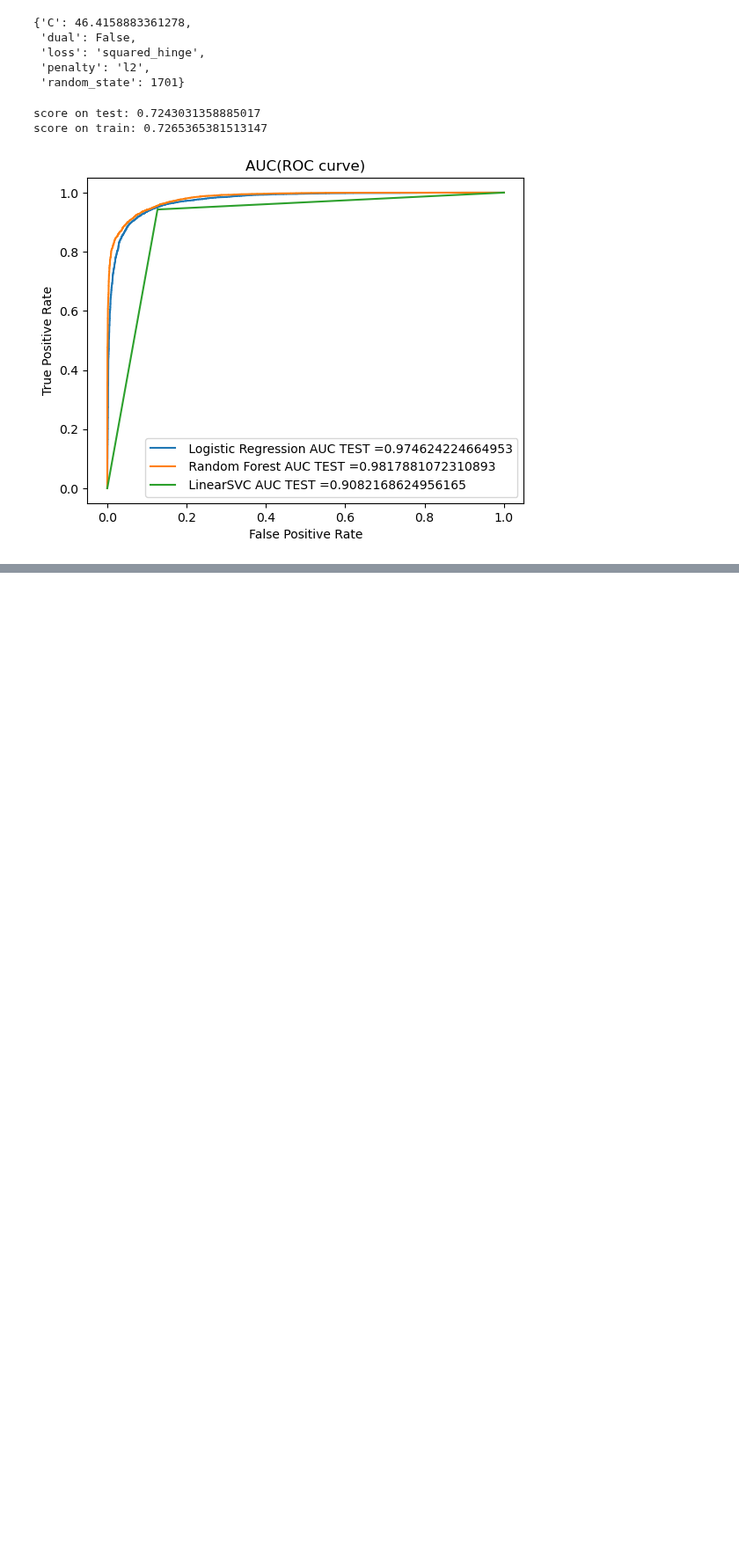
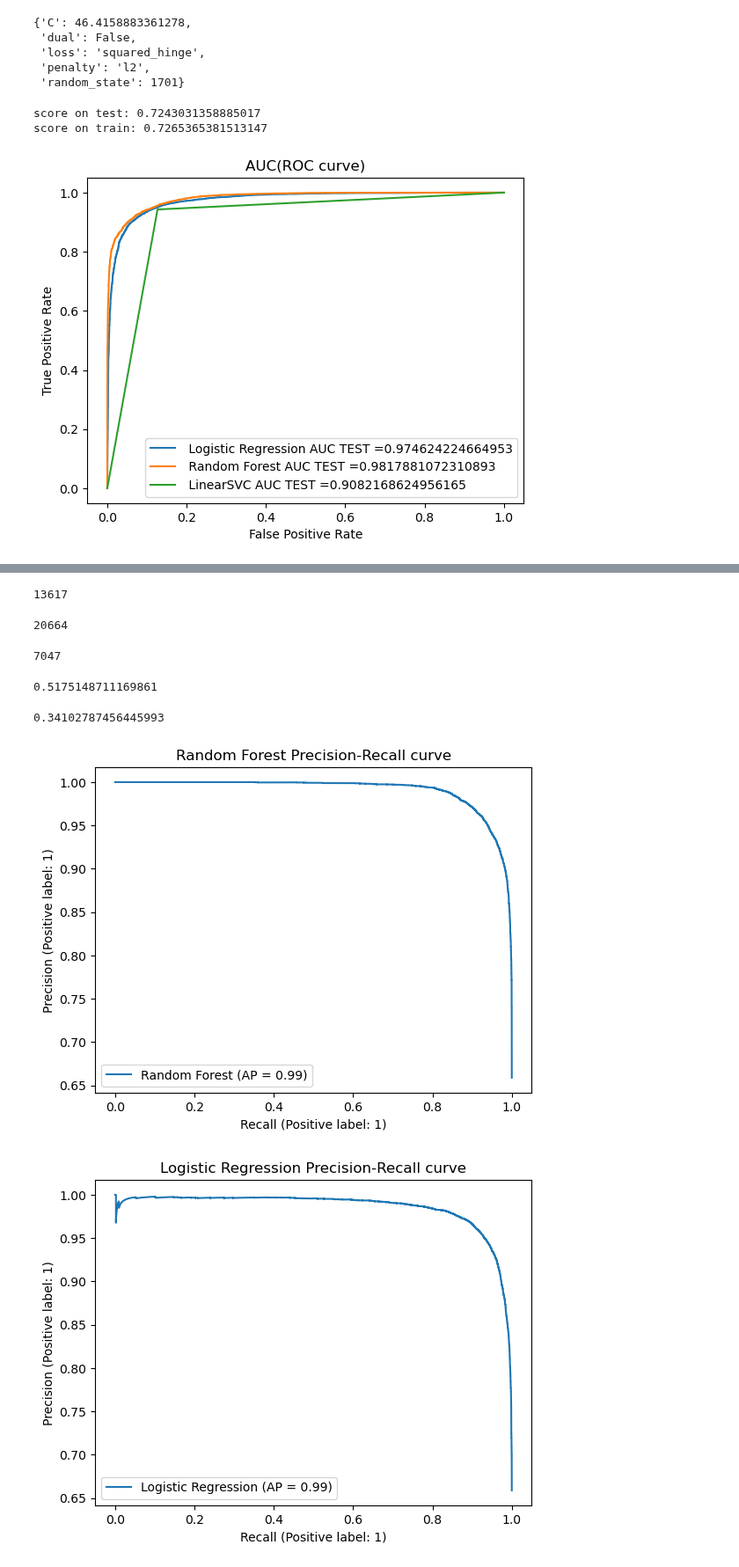
Before and after one commit to Noob1701/Springboard, a Jupyter notebook: Fake News Modelling.ipynb, the cells around one changed output, grey strips where cells are left out. Shown at 88% size. Saved outputs shown, nothing was run; the diff lists cells and outputs as text; code cells hidden in the pictures; blank space fills up the shorter version.

```diff
--- a/Fake News Modelling.ipynb
+++ b/Fake News Modelling.ipynb
@@ -792,0 +821,29 @@ max(tpr_rf-fpr_rf)
+# %%
+sum(y_test)
+# %% [output]
+13617
+# %%
+len(y_test)
+# %% [output]
+20664
+# %%
+len(y_test)-sum(y_test)
+# %% [output]
+7047
+# %%
+7047/13617
+# %% [output]
+0.5175148711169861
+# %%
+7047/20664
+# %% [output]
+0.34102787456445993
+# %%
+display_rf = PrecisionRecallDisplay.from_predictions(y_test, y_pred_proba_rf, name = 'Random Forest')
+display_lr = PrecisionRecallDisplay.from_predictions(y_test, y_pred_proba_lr, name = 'Logistic Regression')
+
+_ = display_rf.ax_.set_title("Random Forest Precision-Recall curve")
+_ = display_lr.ax_.set_title("Logistic Regression Precision-Recall curve")
+# %% [output]
+[figure, added]
+[figure, added]
```
Also changed, not shown: parts of 8 cells of this notebook, 1 other file.
